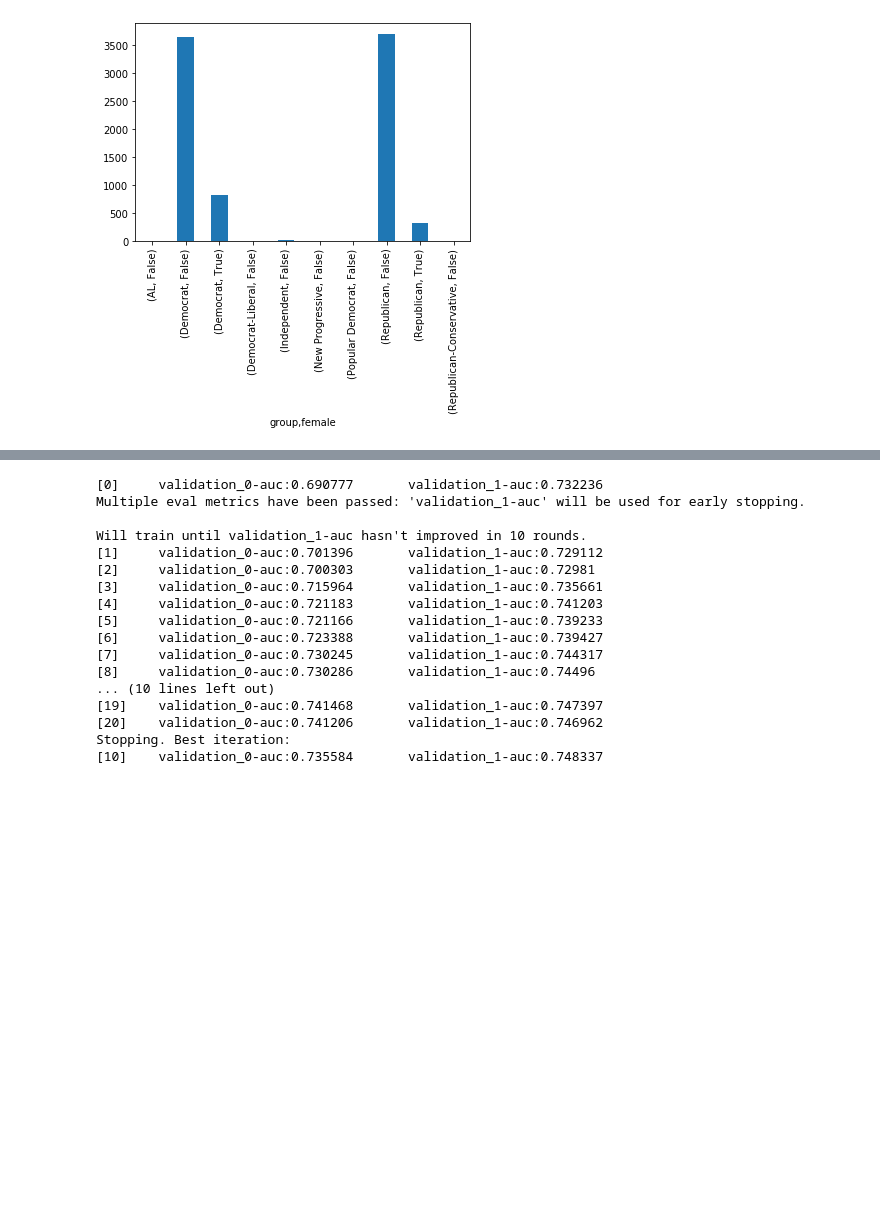
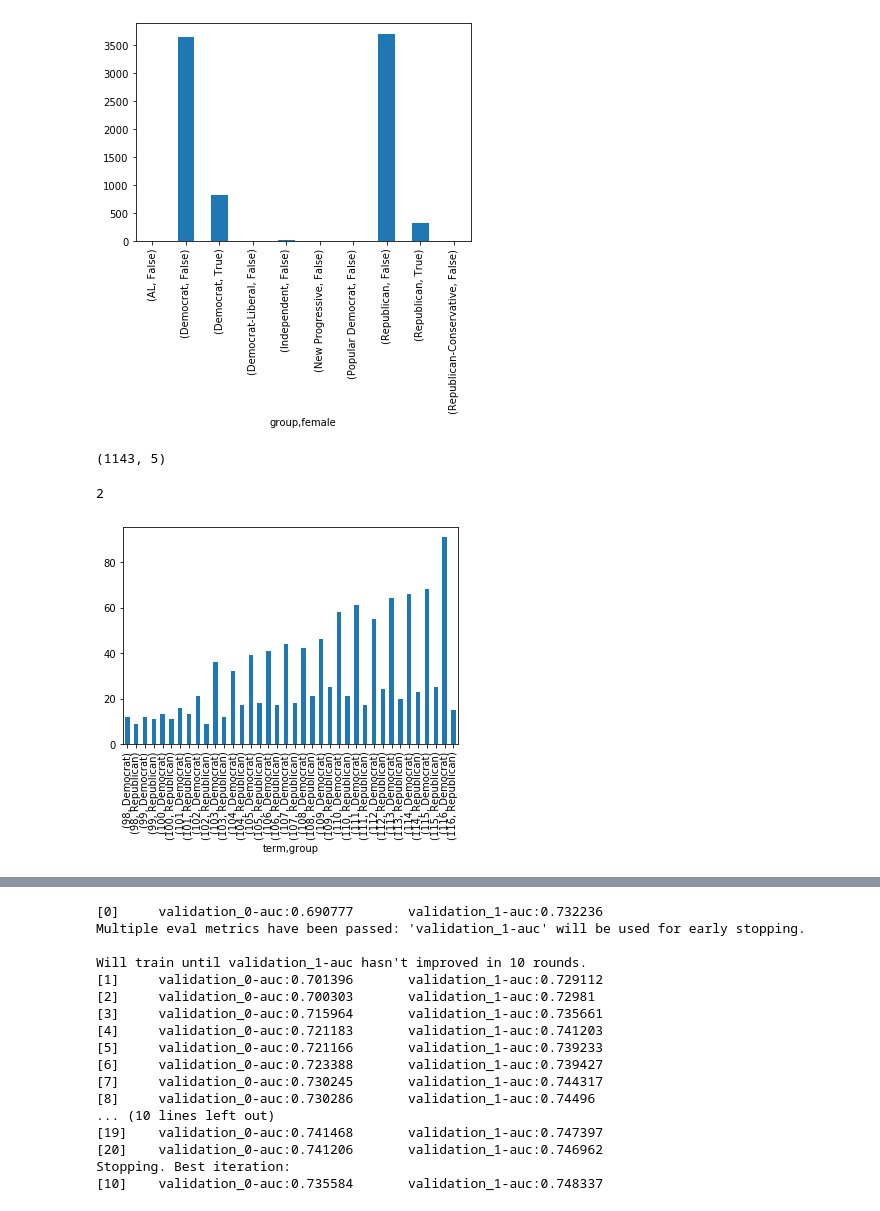
Before and after one commit to CSLSDS/DS-Unit-2-Build, a Jupyter notebook: [everypolitician].ipynb, the cells around one changed output, grey strips where cells are left out. Saved outputs shown, nothing was run; the diff lists cells and outputs as text; code cells hidden in the pictures; blank space fills up the shorter version.

```diff
--- a/[everypolitician].ipynb
+++ b/[everypolitician].ipynb
@@ -146,3 +153,22 @@ bygroup=df.groupby('group')['female'].value_counts()
 bygroup.plot.bar(x='group', y='female');
 # %% [output]
 [figure]
+# %%
+# create a dataframe of all female representatives
+females=df[df['female']==True]
+females.shape
+# %% [output]
+(1143, 5)
+# %%
+# doublechecking that there are only GOP/dem female reps in this period
+females.group.nunique()
+# %% [output]
+2
+# %%
+# grouping subset of female reps by term per group to
+# cabs    compare growth of representation of females in either party
+
+termgroup=females.groupby('term')['group'].value_counts()
+termgroup.plot.bar(x='term', y='group');
+# %% [output]
+[figure, added]
```
Also changed, not shown: parts of 58 cells of this notebook, 5 other files.
